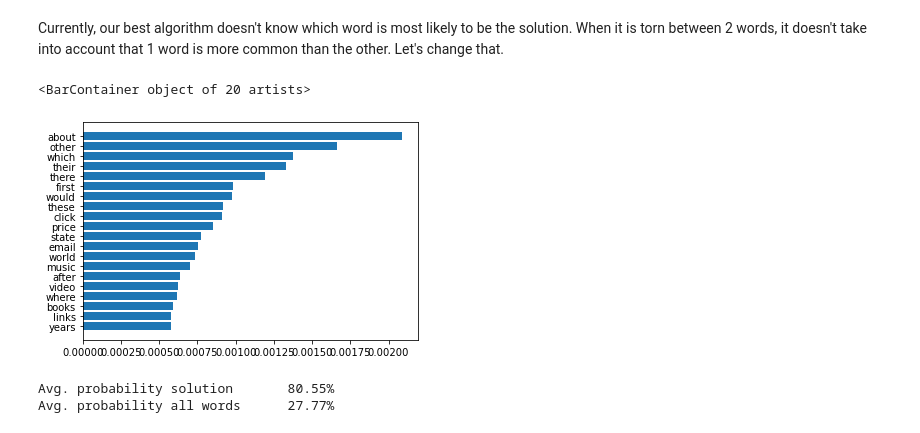
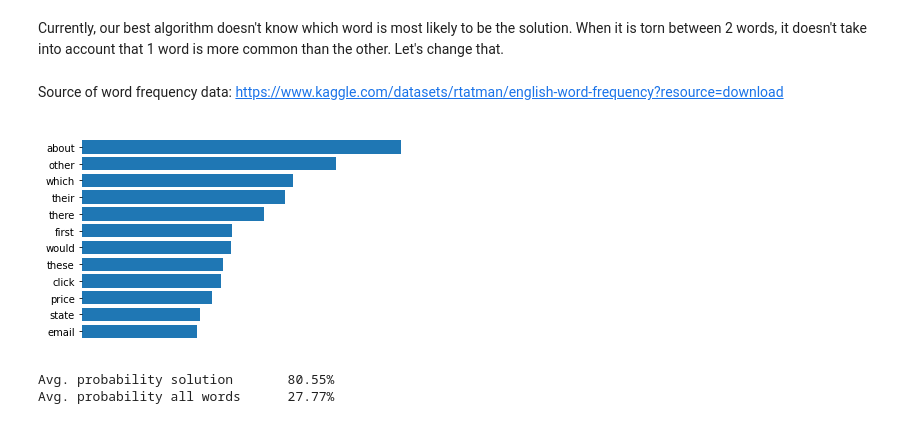
Before and after one commit to loss-given-default/Wordle, a Jupyter notebook: Wodle.ipynb, the cells around one changed output. Saved outputs shown, nothing was run; the diff lists cells and outputs as text; code cells hidden in the pictures.

```diff
--- a/Wodle.ipynb
+++ b/Wodle.ipynb
@@ -160,6 +140,8 @@ algo.wordle_algorithm_4(solutions, all_allowed, manual = True, entropy_db = entr
 ### Algorithm 4: Taking word frequency into account
 # %% [markdown]
 Currently, our best algorithm doesn't know which word is most likely to be the solution. When it is torn between 2 words, it doesn't take into account that 1 word is more common than the other. Let's change that.
+# %% [markdown]
+Source of word frequency data: https://www.kaggle.com/datasets/rtatman/english-word-frequency?resource=download
 # %%
 #loading word frequency dataset and creating dictionary of word frequency for all allowed words
 with open('unigram_freq.csv', 'r') as x:
@@ -179,13 +161,25 @@ for word in all_allowed:
         all_allowed_freq[word] = word_frequency_dict[word]
     else:
         all_allowed_freq[word] = mini
-# %%
-#plotting most common 5-letter-words
-plot_data = sorted(all_allowed_freq.items(), key=lambda tup: tup[1])
-plt.barh(*zip(*plot_data[-20:]))
-# %% [output]
-<BarContainer object of 20 artists>
-[figure, removed]
+# %%
+#plotting most common 5-letter-words
+plot_data = sorted(all_allowed_freq.items(), key=lambda tup: tup[1])
+fig, ax = plt.subplots()
+plt.barh(*zip(*plot_data[-12:]))
+plt.tick_params(
+    axis='x',          # changes apply to the x-axis
+    which='both',      # both major and minor ticks are affected
+    bottom=False,      # ticks along the bottom edge are off
+    top=False,         # ticks along the top edge are off
+    labelbottom=False) # labels along the bottom edge are off
+ax.spines['top'].set_visible(False)
+ax.spines['right'].set_visible(False)
+ax.spines['bottom'].set_visible(False)
+ax.spines['left'].set_visible(False)
+#plt.savefig("common_words.svg")
+plt.show()
+# %% [output]
+[figure, added]
 # %%
 all_allowed_freq_sigmoid = algo.apply_sigmoid(all_allowed_freq,10,-0.5)
 
```
Also changed, not shown: parts of 21 cells of this notebook, 3 other files.
